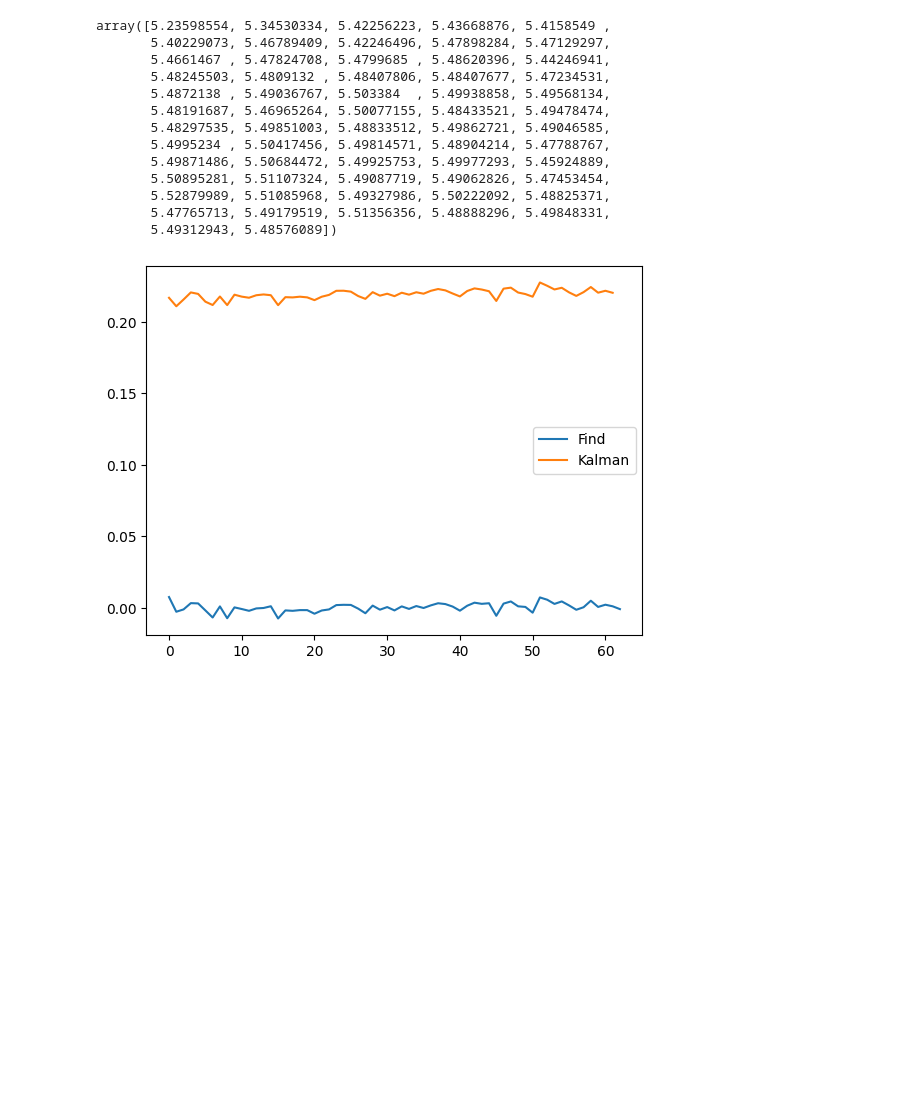
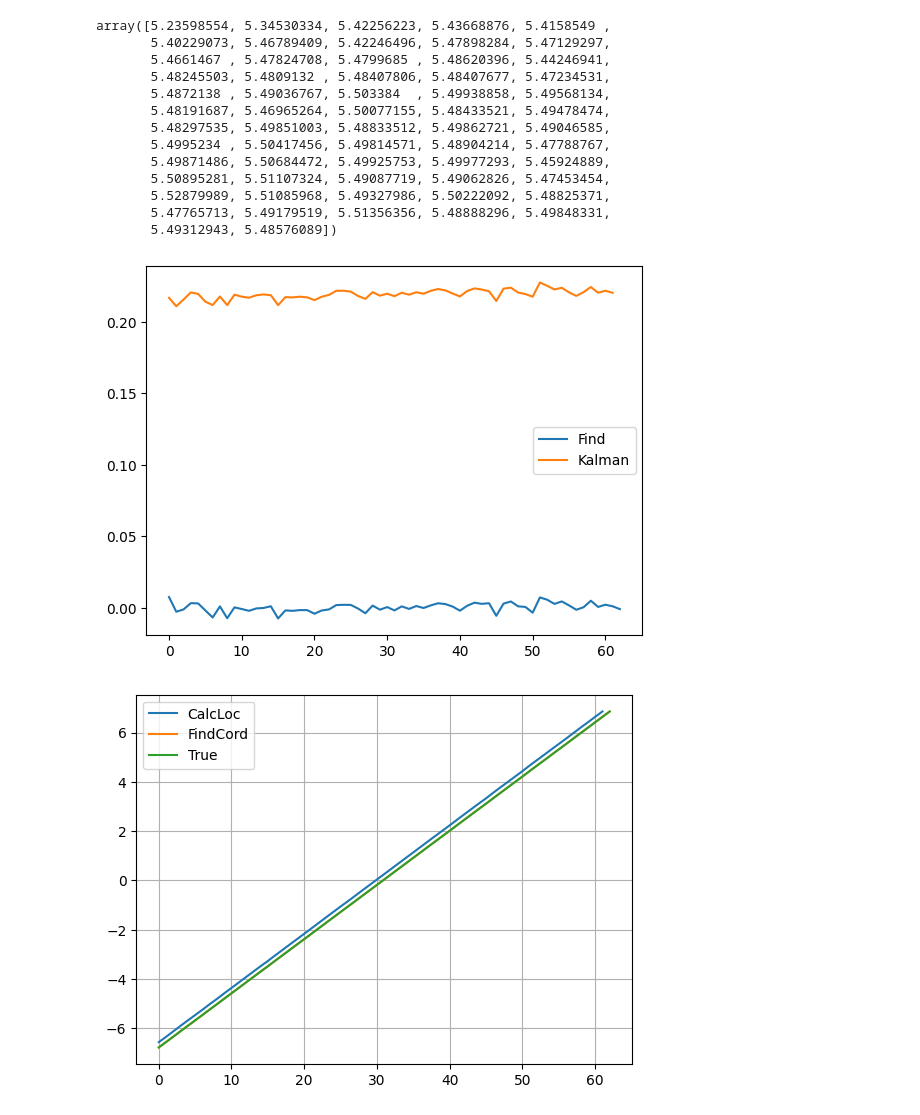
Before and after one commit to Cyber1derer/BallDetector, a Jupyter notebook: analysis/KalmanFilterBall.ipynb, the cells around one changed output. Cells and saved outputs as stored; diff of their text form; code cells hidden in the pictures; blank space fills up the shorter version.

```diff
--- a/analysis/KalmanFilterBall.ipynb
+++ b/analysis/KalmanFilterBall.ipynb
@@ -169,24 +169,25 @@ array([5.23598554, 5.34530334, 5.42256223, 5.43668876, 5.4158549 ,
 # %%
 
 CalcLoc = []
 for i in range(len (FindCord[:,0])-1 ):
     CalcLoc.append( FindCord[i,0] + filtered_coords2[i,1]*dt)
 
 xErrorFindCord = FindCord[:,0] - BlenderCord63[:,0]
 
 plt.plot (xErrorFindCord, label = 'Find')
 plt.plot (CalcLoc - BlenderCord63[:-1,0], label = 'Kalman')
 plt.legend()
 plt.show()
 
 plt.plot(CalcLoc, label = "CalcLoc")
 plt.plot(FindCord[:,0], label = "FindCord")
-plt.plot (BlenderCord63, label ='True')
+plt.plot (BlenderCord63[:,0], label ='True')
 plt.legend()
 plt.grid()
 plt.show()
 # %% [output]
 [figure]
+[figure, added]
 # %%
 
 F = np.array([[1, dt*30], [0, 1]])
```
Also changed, not shown: 6 other files.
